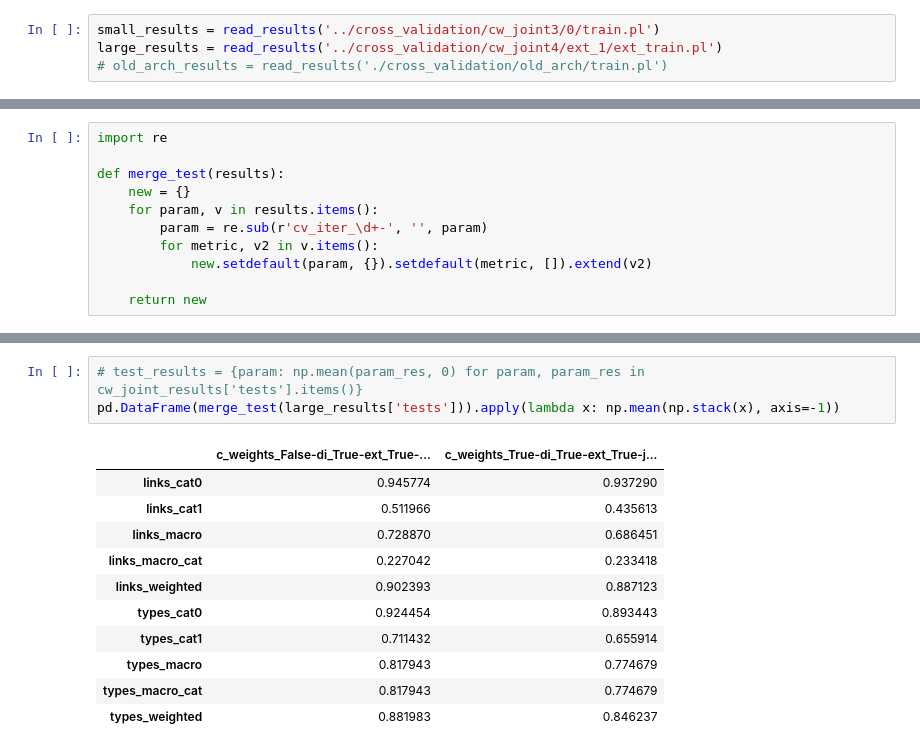
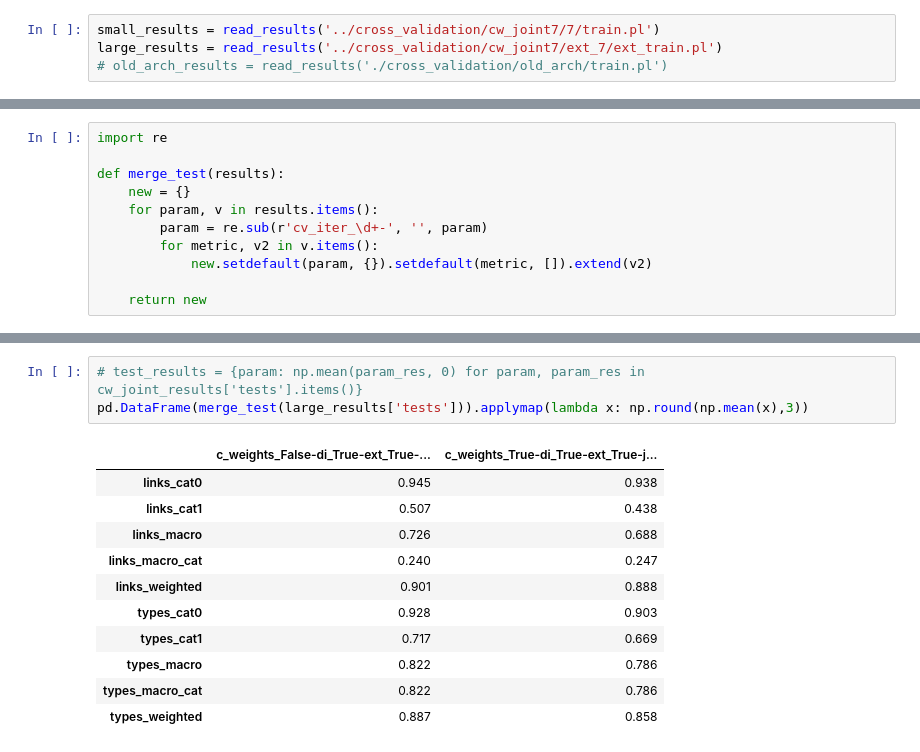
Before and after one commit to oguzserbetci/argmin2017, a Jupyter notebook: notebooks/Analyse output.ipynb, the cells around one changed output, grey strips where cells are left out. Cells and saved outputs as stored; diff of their text form.

```diff
--- a/notebooks/Analyse output.ipynb
+++ b/notebooks/Analyse output.ipynb
@@ -13,8 +15,8 @@ def read_results(filename):
         results = pickle.load(f)
     return results
 # %%
-small_results = read_results('../cross_validation/cw_joint3/0/train.pl')
-large_results = read_results('../cross_validation/cw_joint4/ext_1/ext_train.pl')
+small_results = read_results('../cross_validation/cw_joint7/7/train.pl')
+large_results = read_results('../cross_validation/cw_joint7/ext_7/ext_train.pl')
 # old_arch_results = read_results('./cross_validation/old_arch/train.pl')
 # %%
 score_keys = np.array(new_arch_results['score_keys'])
@@ -165,15 +159,15 @@ pd.DataFrame(merge_test(small_results['tests'])).apply(lambda x: np.mean(np.stac
 # %%
 # test_results = {param: np.mean(param_res, 0) for param, param_res in cw_joint_results['tests'].items()}
-pd.DataFrame(merge_test(large_results['tests'])).apply(lambda x: np.mean(np.stack(x), axis=-1))
+pd.DataFrame(merge_test(large_results['tests'])).applymap(lambda x: np.round(np.mean(x),3))
 # %% [output]
 |  | c_weights_False-di_True-ext_True-... | c_weights_True-di_True-ext_True-j... |
-| links_cat0 | 0.945774 | 0.937290 |
-| links_cat1 | 0.511966 | 0.435613 |
-| links_macro | 0.728870 | 0.686451 |
-| links_macro_cat | 0.227042 | 0.233418 |
-| links_weighted | 0.902393 | 0.887123 |
-| types_cat0 | 0.924454 | 0.893443 |
-| types_cat1 | 0.711432 | 0.655914 |
-| types_macro | 0.817943 | 0.774679 |
-| types_macro_cat | 0.817943 | 0.774679 |
-| types_weighted | 0.881983 | 0.846237 |
+| links_cat0 | 0.945 | 0.938 |
+| links_cat1 | 0.507 | 0.438 |
+| links_macro | 0.726 | 0.688 |
+| links_macro_cat | 0.240 | 0.247 |
+| links_weighted | 0.901 | 0.888 |
+| types_cat0 | 0.928 | 0.903 |
+| types_cat1 | 0.717 | 0.669 |
+| types_macro | 0.822 | 0.786 |
+| types_macro_cat | 0.822 | 0.786 |
+| types_weighted | 0.887 | 0.858 |
```
Also changed, not shown: parts of 8 cells of this notebook.
